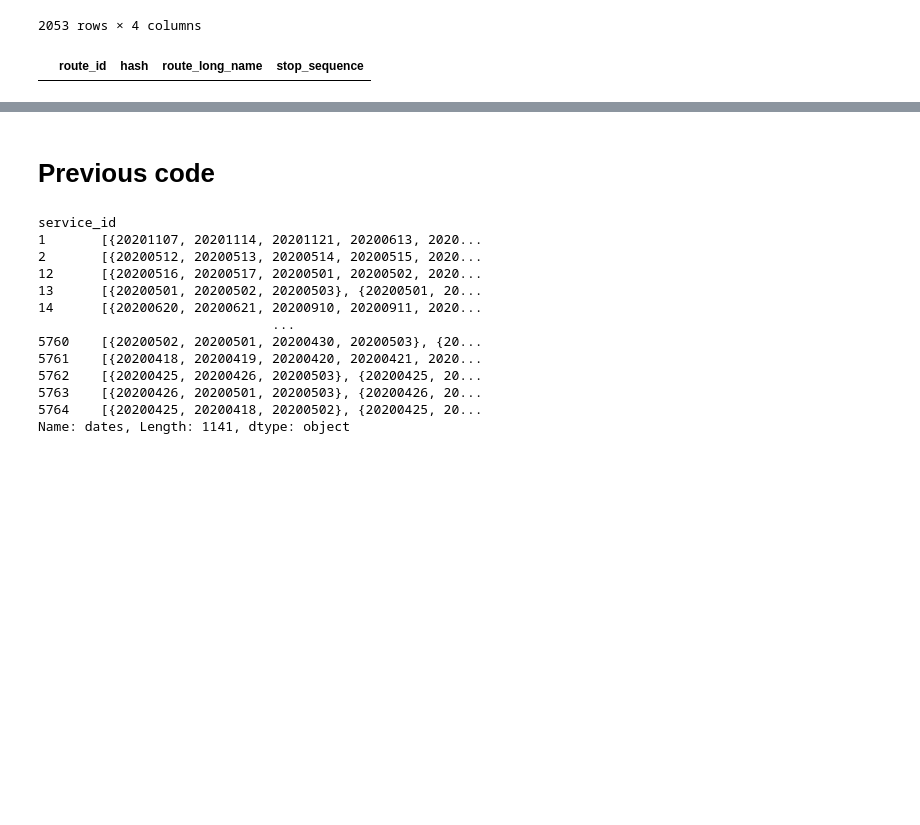
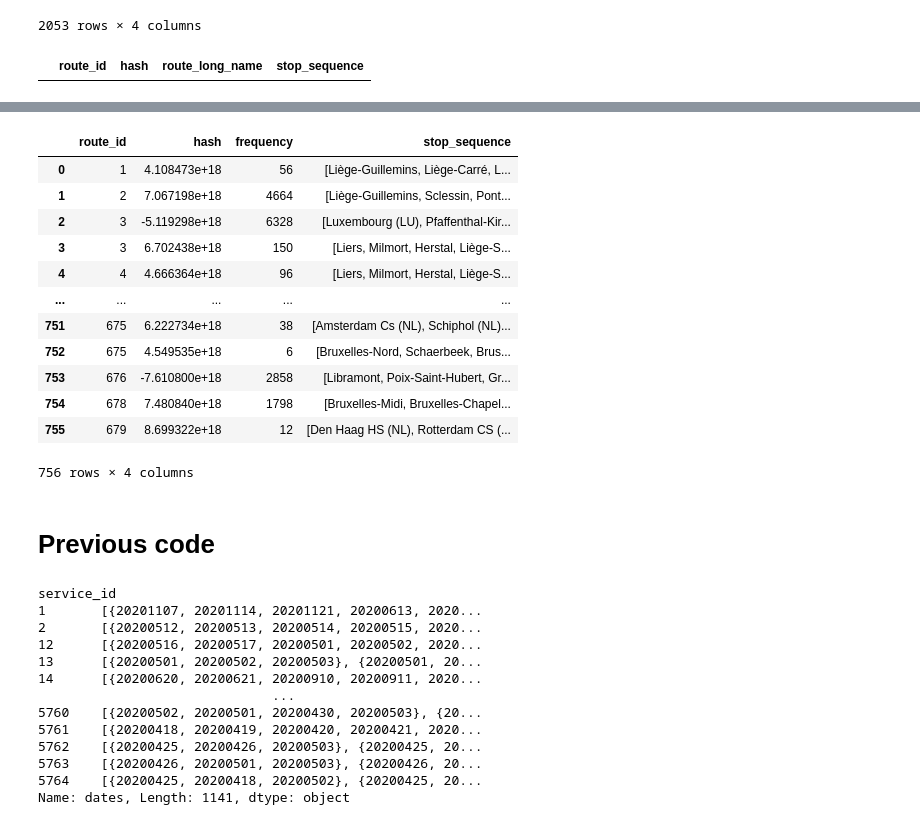
Before and after one commit to ThesisNetworkAnalysisInePolKUL/thesis, a Jupyter notebook: Main_code.ipynb, the cells around one changed output, grey strips where cells are left out. Saved outputs shown, nothing was run; the diff lists cells and outputs as text; code cells hidden in the pictures; blank space fills up the shorter version.

```diff
--- a/Main_code.ipynb
+++ b/Main_code.ipynb
@@ -723,0 +747,41 @@ print (hello)
+# %%
+'''Regroup the routes that are the same (even though they are in the opposite direction)'''
+route_creation_max_hash = route_creation_hash.copy()
+route_creation_max_hash['max_hash'] = route_creation_max_hash[['hash', 'hash_inverse']].max(axis=1)
+#create a df that sums the frequence of the trips going from opposite directions
+route_creation_max_hash_freq = route_creation_max_hash.groupby(['route_id','max_hash'], as_index = False)[['frequency']].sum()
+#renames the max_hash column into hash so it the dataframe can be merged with route_hash_without_freq
+route_creation_max_hash_freq = route_creation_max_hash_freq.rename(columns = {'max_hash':'hash'})
+#drops the column freq_sequence_route because the one that is of interest is in route_creation_max_hash_freq
+route_hash_without_freq = route_creation_hash.copy().drop(['frequency'], axis = 1)
+route_hash_without_freq = route_hash_without_freq.drop_duplicates(subset=['hash'])
+route_hash_freq_combined_first_merge = pd.merge(route_creation_max_hash_freq, route_hash_without_freq, on=['route_id', 'hash'], how='left')
+route_hash_freq_combined_first_merge = route_hash_freq_combined_first_merge.drop(['hash_inverse'], axis = 1)
+#selects the part of the dataset that doesn't have NaN (because their hash_value that was max was the one in hash_inverse and it didn't exist in the other df), so we can concatenate it with the part that had NaN later
+route_hash_freq_first_part = route_hash_freq_combined_first_merge[pd.notnull(route_hash_freq_combined_first_merge['stop_sequence'])]
+#selects one part the part of the dataset that does have NaN, so we can concatenate it with the part that has no NaN.
+#but first, we will need to fill those NaN values (done in the code lines behind this one)
+route_hash_freq_second_part = route_hash_freq_combined_first_merge[pd.isnull(route_hash_freq_combined_first_merge['stop_sequence'])][['route_id', 'hash', 'frequency']]
+#renames the hash column into hash_inverse so it the dataframe can be merged with route_hash_without_freq (because it didn't work with 'hash')
+route_hash_freq_second_part = route_hash_freq_second_part.rename(columns = {'hash':'hash_inverse'})
+route_hash_freq_second_part = pd.merge(route_hash_freq_second_part, route_hash_without_freq, on=['route_id', 'hash_inverse'], how='left')
+#the hash that is of interest in the final df will be hash and not hash_inverse
+route_hash_freq_second_part  = route_hash_freq_second_part.drop(['hash_inverse'], axis = 1)
+route_hash_freq_combined_not_sorted = pd.concat([route_hash_freq_first_part, route_hash_freq_second_part])
+route_hash_freq_combined = route_hash_freq_combined_not_sorted.sort_values(by = ['route_id'])
+route_hash_freq_combined = route_hash_freq_combined.reset_index(drop = True)
+route_hash_freq_combined
+# %% [output]
+|  | route_id | hash | frequency | stop_sequence |
+| 0 | 1 | 4.108473e+18 | 56 | [Liège-Guillemins, Liège-Carré, L... |
+| 1 | 2 | 7.067198e+18 | 4664 | [Liège-Guillemins, Sclessin, Pont... |
+| 2 | 3 | -5.119298e+18 | 6328 | [Luxembourg (LU), Pfaffenthal-Kir... |
+| 3 | 3 | 6.702438e+18 | 150 | [Liers, Milmort, Herstal, Liège-S... |
+| 4 | 4 | 4.666364e+18 | 96 | [Liers, Milmort, Herstal, Liège-S... |
+| ... | ... | ... | ... | ... |
+| 751 | 675 | 6.222734e+18 | 38 | [Amsterdam Cs (NL), Schiphol (NL)... |
+| 752 | 675 | 4.549535e+18 | 6 | [Bruxelles-Nord, Schaerbeek, Brus... |
+| 753 | 676 | -7.610800e+18 | 2858 | [Libramont, Poix-Saint-Hubert, Gr... |
+| 754 | 678 | 7.480840e+18 | 1798 | [Bruxelles-Midi, Bruxelles-Chapel... |
+| 755 | 679 | 8.699322e+18 | 12 | [Den Haag HS (NL), Rotterdam CS (... |
+756 rows × 4 columns
```
Also changed, not shown: parts of 5 cells of this notebook.
